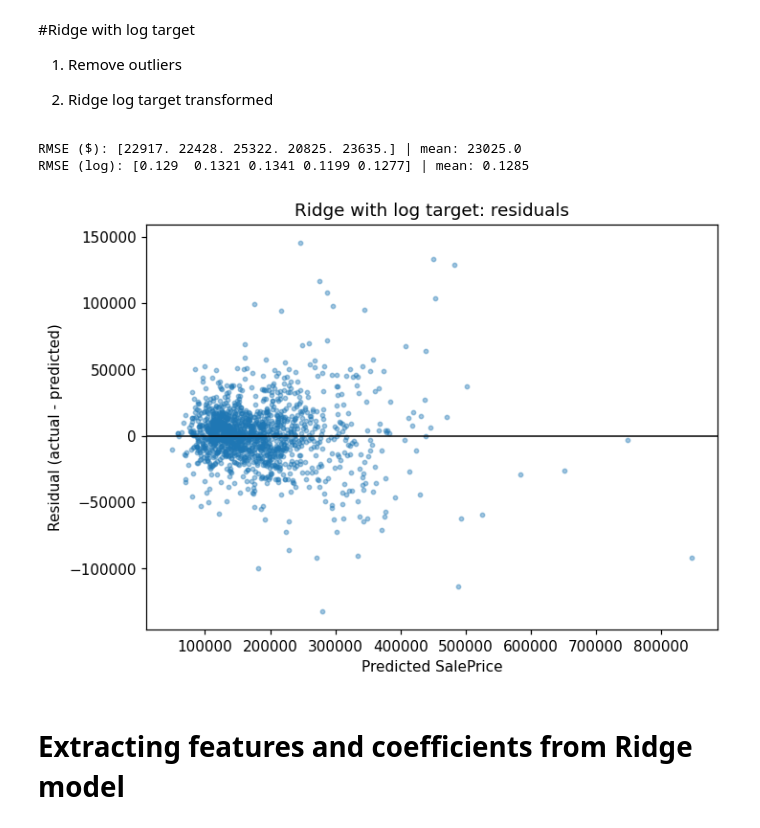
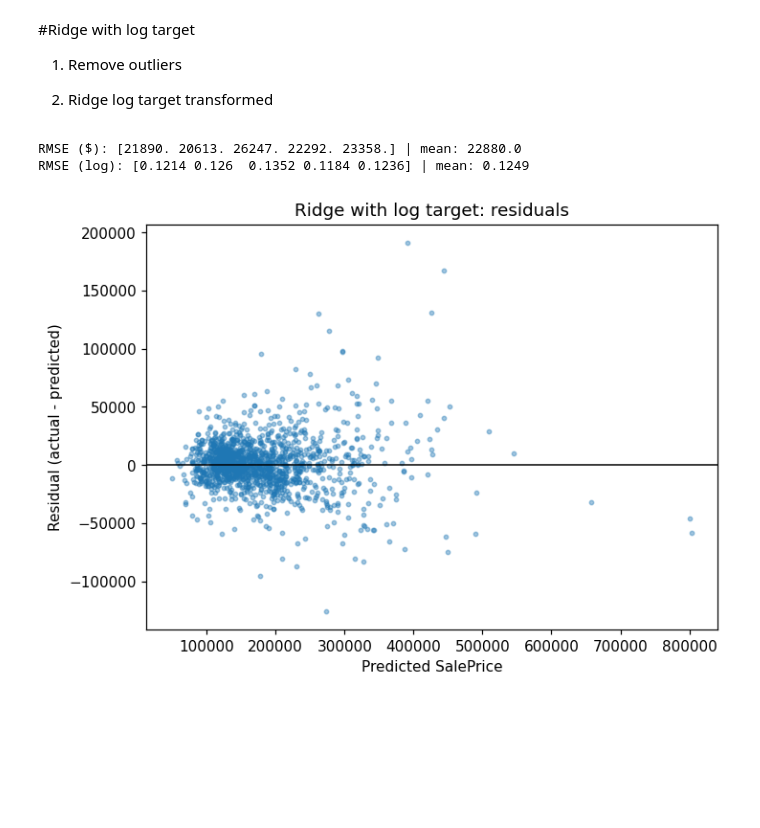
Before and after one commit to bojackwhaleman/house_prices_project, a Jupyter notebook: house_prices.ipynb, the cells around one changed output. Cells and saved outputs as stored; diff of their text form; code cells hidden in the pictures; blank space fills up the shorter version.

Commit message:
Add files via upload
fixed a mistake with handling missing values.

```diff
--- a/house_prices.ipynb
+++ b/house_prices.ipynb
@@ -377,9 +382,6 @@ from sklearn.preprocessing import OneHotEncoder
 from sklearn.linear_model import Ridge
 # %%
 X = df.drop(['SalePrice', 'Id'], axis=1)
-# log transforming SalePrice since its skewed
-#y = np.log1p(df['SalePrice'])
-# using TransformedTargetRegressor, no need to apply the log transformed manually on the y
 y = df['SalePrice']
 
 num_features = X.select_dtypes(include=['int64', 'float64']).columns
@@ -387,20 +389,19 @@ num_features = X.select_dtypes(include=['int64', 'float64']).columns
 # for some features missing value has meaning, like Garage year build (house has no garage), can't be replaced with median or mode.
 # same with masanory area. so its best to fill with zero.
 num_zero_features = ['GarageYrBlt', 'MasVnrArea']
+# sounds odd to say 0 for garage year built, but after cross-validation, decided to keep as 0.
 
 # avoiding overlaping
 num_features = num_features.drop(['GarageYrBlt', 'MasVnrArea'])
 
 
-# cat_features = X.select_dtypes(include=['object']).columns
+cat_cols = X.select_dtypes(exclude='number').columns          # all text columns
 
-# categorical features with null value mean doesn't exit, i.e no fence, fireplace or garage
-# best to replace with none
-cat_none_features = ['PoolQC', 'MiscFeature', 'Alley', 'Fence', 'MasVnrType', 'FireplaceQu', 'GarageCond', 'GarageType', 'GarageFinish', 'GarageQual', 'BsmtFinType2', 'BsmtExposure',
-             'BsmtQual', 'BsmtCond', 'BsmtFinType1']
-
-# small portion of a feature is missing value -> best to be replaced with mode
-cat_mode_features = ['Electrical']
+cat_mode_features = ['Electrical']                             # a real gap: use the most common value
+cat_none_features = [c for c in cat_cols
+                     if X[c].isnull().any() and c not in cat_mode_features]   # missing = "doesn't have it"
+cat_other_features = [c for c in cat_cols
+                      if c not in cat_none_features + cat_mode_features]       # no missing values
 # %%
 num_median_transformer = Pipeline([(
     "imputer", SimpleImputer(strategy='median'))
@@ -424,13 +425,7 @@ preprocessor = ColumnTransformer(
         ("num_median", num_median_transformer, num_features),
         ("num_zero", num_zero_transformer, num_zero_features),
         ("cat_none", cat_none_transformer, cat_none_features),
-        ("cat_mode", cat_mode_transformer, cat_mode_features)
+        ("cat_mode", cat_mode_transformer, cat_mode_features),
+        ("cat_other", OneHotEncoder(handle_unknown='ignore'), cat_other_features)
     ]
 )
-
-
-
-pipeline = Pipeline([
-    ('preprocess', preprocessor),
-    ('model', Ridge(alpha=10))
-])
@@ -530,30 +530,28 @@ ridge_log = TransformedTargetRegressor(
 
 
 kf = KFold(n_splits=5)
-pred = cross_val_predict(ridge_log, X, y, cv=kf)
-resid = y - pred
+ridge_pred = cross_val_predict(ridge_log, X, y, cv=kf)
+ridge_resid = y - ridge_pred
 
 # RMSE in dollars
-rmse_dollars = np.array([np.sqrt(mean_squared_error(y.iloc[val], pred[val]))
+rmse_dollars = np.array([np.sqrt(mean_squared_error(y.iloc[val], ridge_pred[val]))
                          for _, val in kf.split(X)])
 # RMSE on the log scale
-rmse_log = np.array([np.sqrt(mean_squared_error(np.log1p(y.iloc[val]), np.log1p(pred[val])))
+rmse_log = np.array([np.sqrt(mean_squared_error(np.log1p(y.iloc[val]), np.log1p(ridge_pred[val])))
                      for _, val in kf.split(X)])
 
 print("RMSE ($):", rmse_dollars.round(0), "| mean:", rmse_dollars.mean().round(0))
 print("RMSE (log):", rmse_log.round(4), "| mean:", rmse_log.mean().round(4))
 # %% [output]
-RMSE ($): [22917. 22428. 25322. 20825. 23635.] | mean: 23025.0
-RMSE (log): [0.129  0.1321 0.1341 0.1199 0.1277] | mean: 0.1285
+RMSE ($): [21890. 20613. 26247. 22292. 23358.] | mean: 22880.0
+RMSE (log): [0.1214 0.126  0.1352 0.1184 0.1236] | mean: 0.1249
 # %%
 plt.figure(figsize=(7, 5))
-plt.scatter(pred, resid, s=8, alpha=0.4)
+plt.scatter(ridge_pred, ridge_resid, s=8, alpha=0.4)
 plt.axhline(0, color='black', lw=1)
 plt.xlabel('Predicted SalePrice')
 plt.ylabel('Residual (actual - predicted)')
 plt.title('Ridge with log target: residuals')
 plt.show()
 # %% [output]
-[figure, old version]
+[figure, new version]
-# %% [markdown]
-# Extracting features and coefficients from Ridge model
```
Also changed, not shown: parts of 25 cells of this notebook, 1 other file.
